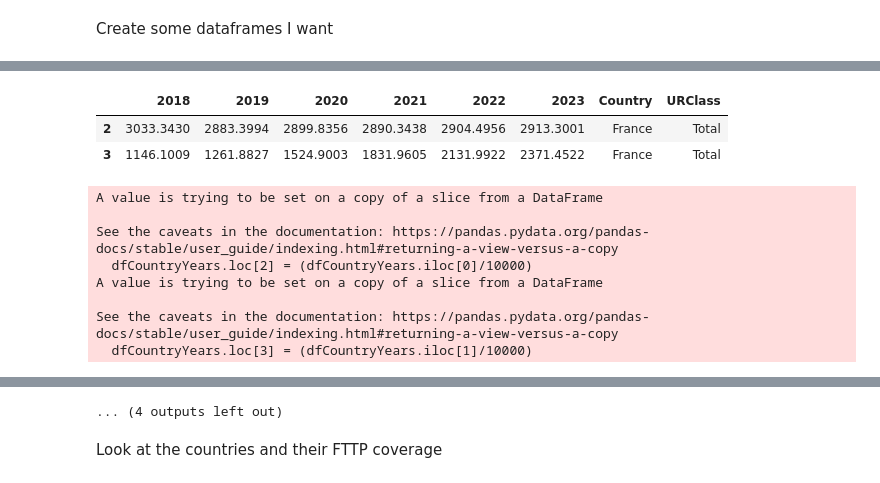
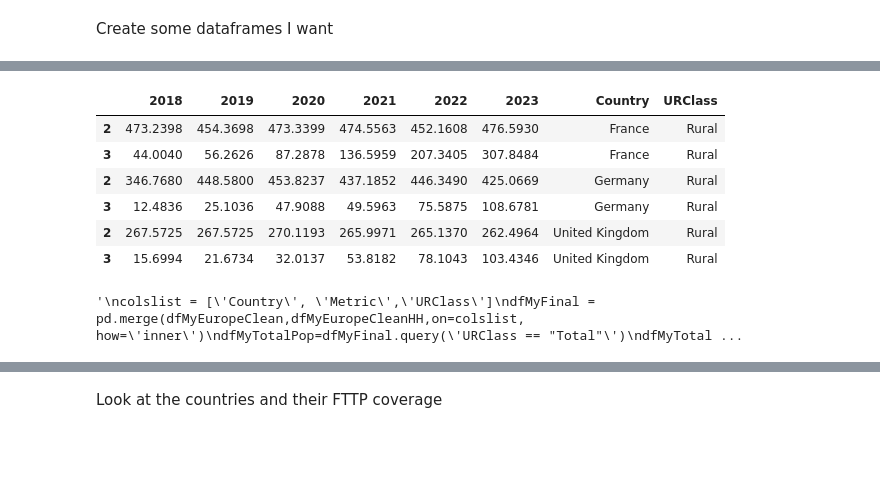
Before and after one commit to yuliiabosher/Fiber-optic-project, a Jupyter notebook: european_fibre_optic_data_clean_and_load.ipynb, the cells around one changed output, grey strips where cells are left out. Saved outputs shown, nothing was run; the diff lists cells and outputs as text; code cells hidden in the pictures; blank space fills up the shorter version.

Commit message:
work in progress on bubble chart for all countries

```diff
--- a/european_fibre_optic_data_clean_and_load.ipynb
+++ b/european_fibre_optic_data_clean_and_load.ipynb
@@ -273,7 +273,7 @@ def get_dataframe_for_country_urclass(thisdf, thiscountry, thisurclass):
    dfCountryYears=dfCountryYears.iloc[2:4,:]
    dfCountryYears["Country"]=[thiscountry,thiscountry]
    dfCountryYears["URClass"]=[thisurclass,thisurclass]
-   display(dfCountryYears)
+  # display(dfCountryYears)
    return dfCountryYears
 '''
 #   dfCountryYears=dfCountry[["2018","2019","2020","2021","2022","2023"]]
@@ -292,8 +292,11 @@ def get_dataframe_for_country_urclass(thisdf, thiscountry, thisurclass):
 
 
 
-dfMyEuropeCleanHH = dfEuropeCleanHH[(dfEuropeCleanHH['Country'] == 'France') | (dfEuropeCleanHH['Country'] == 'Germany') | (dfEuropeCleanHH['Country'] == 'United Kingdom')]
-dfMyEuropeClean = dfEuropeCleanHH[(dfEuropeCleanHH['Country'] == 'France') | (dfEuropeCleanHH['Country'] == 'Germany') | (dfEuropeCleanHH['Country'] == 'United Kingdom')]
+#dfMyEuropeCleanHH = dfEuropeCleanHH[(dfEuropeCleanHH['Country'] == 'France') | (dfEuropeCleanHH['Country'] == 'Germany') | (dfEuropeCleanHH['Country'] == 'United Kingdom')]
+##RdfMyEuropeClean = dfEuropeCleanHH[(dfEuropeCleanHH['Country'] == 'France') | (dfEuropeCleanHH['Country'] == 'Germany') | (dfEuropeCleanHH['Country'] == 'United Kingdom')]
+dfMyEuropeClean = dfEuropeCleanHH
+dfMyEuropeClean = dfMyEuropeClean.drop(dfMyEuropeClean[dfMyEuropeClean['Country'] == 'EU27'].index)
+dfMyEuropeClean = dfMyEuropeClean.drop(dfMyEuropeClean[dfMyEuropeClean['Country'] == 'EU28'].index)
 '''
 dfMyEuropeClean = fn_change_col_name(dfMyEuropeClean, '2018%', '2018')
 dfMyEuropeClean = fn_change_col_name(dfMyEuropeClean, '2019%', '2019')
@@ -308,13 +311,21 @@ dfMyEuropeClean = fn_change_col_name(dfMyEuropeClean, '2020HH', '2020')
 dfMyEuropeClean = fn_change_col_name(dfMyEuropeClean, '2021HH', '2021')
 dfMyEuropeClean = fn_change_col_name(dfMyEuropeClean, '2022HH', '2022')
 dfMyEuropeClean = fn_change_col_name(dfMyEuropeClean, '2023HH', '2023')
+'''
+#Get data for all countries
+dfMyData = pd.DataFrame()
+for country in dfMyEuropeClean['Country'].unique():
+  dfCountryData=get_dataframe_for_country_urclass(dfMyEuropeClean, country, 'Total')
+  dfMyData=pd.concat([dfMyData,dfCountryData])
+'''
+#Do Jus France, Germany and UK
+#dfFranceData =get_dataframe_for_country_urclass(dfMyEuropeClean, 'France', 'Total')
+#dfGermanyData =get_dataframe_for_country_urclass(dfMyEuropeClean, 'Germany', 'Total')
+#dfUKData =get_dataframe_for_country_urclass(dfMyEuropeClean, 'United Kingdom', 'Total')
 
-dfFranceData =get_dataframe_for_country_urclass(dfMyEuropeClean, 'France', 'Total')
-dfGermanyData =get_dataframe_for_country_urclass(dfMyEuropeClean, 'Germany', 'Total')
-dfUKData =get_dataframe_for_country_urclass(dfMyEuropeClean, 'United Kingdom', 'Total')
-
-listData=[dfFranceData, dfGermanyData, dfUKData]
-dfMyData=pd.concat(listData)
+#listData=[dfFranceData, dfGermanyData, dfUKData]
+#dfMyData=pd.concat(listData)
+'''
 display(dfMyData)
 
 dfMyData=dfMyData.melt(id_vars=["Country", 'URClass'],value_vars=['Country','2018','2019','2020','2021','2022','2023'])
@@ -322,13 +333,14 @@ dfMyData=dfMyData.melt(id_vars=["Country", 'URClass'],value_vars=['Country','201
 dfMyData["value"] = pd.to_numeric(dfMyData["value"])
 dfMyData["variable"] = pd.to_numeric(dfMyData["variable"])
 
-fig,axes=plt.subplots(1,2,figsize=(20,8))
-axes[0].scatter(dfMyData["variable"], dfMyData["Country"], s=dfMyData ["value"], alpha=0.1, axes=axes[0])
-axes[0].set_xlabel('Year')
-axes[0].set_ylabel('Country')
-axes[0].margins(x=0.1,y=0.25)
-axes[0].set_title('Total FTTP Coverage (number of households)')
-
+#fig,axes=plt.subplots(1,2,figsize=(100,25))
+fig,axes=plt.subplots(1,1,figsize=(40,35))
+axes.scatter(dfMyData["variable"], dfMyData["Country"], s=dfMyData ["value"], alpha=0.1, axes=axes)
+axes.set_xlabel('Year')
+axes.set_ylabel('Country')
+axes.margins(x=0.1,y=0.02)
+axes.set_title('Total FTTP Coverage (number of households)')
+'''
 
 dfFranceRuralData =get_dataframe_for_country_urclass(dfMyEuropeClean, 'France', 'Rural')
 dfGermanyRuralData =get_dataframe_for_country_urclass(dfMyEuropeClean, 'Germany', 'Rural')
@@ -336,19 +348,27 @@ dfUKRuralData =get_dataframe_for_country_urclass(dfMyEuropeClean, 'United Kingdo
 
 listRuralData=[dfFranceRuralData, dfGermanyRuralData, dfUKRuralData]
 dfMyRuralData=pd.concat(listRuralData)
+
+'''
+dfMyRuralData = pd.DataFrame()
+for country in dfMyEuropeClean['Country'].unique():
+  dfRuralCountryData=get_dataframe_for_country_urclass(dfMyEuropeClean, country, 'Rural')
+  dfMyRuralData=pd.concat([dfMyData,dfCountryData])
+'''
 display(dfMyRuralData)
-
+'''
 dfMyRuralData=dfMyRuralData.melt(id_vars=["Country", 'URClass'],value_vars=['Country','2018','2019','2020','2021','2022','2023'])
 
 dfMyRuralData["value"] = pd.to_numeric(dfMyRuralData["value"])
 dfMyRuralData["variable"] = pd.to_numeric(dfMyRuralData["variable"])
 
-axes[1].scatter(dfMyRuralData["variable"], dfMyRuralData["Country"], s=dfMyRuralData ["value"], alpha=0.1)
-axes[1].set_xlabel('Year')
+axes.scatter(dfMyRuralData["variable"], dfMyRuralData["Country"], s=dfMyRuralData ["value"], alpha=0.1)
+axes.set_xlabel('Year')
 
-axes[1].margins(x=0.1,y=0.25)
-axes[1].set_title('Rural FTTP Coverage (number of households)')
+axes.margins(x=0.1,y=0.25)
+axes.set_title('Rural FTTP Coverage (number of households)')
 plt.show()
+'''
 
 '''
 colslist = ['Country', 'Metric','URClass']
@@ -414,11 +439,8 @@ See the caveats in the documentation: https://pandas.pydata.org/pandas-docs/stab
 |  | 2018 | 2019 | 2020 | 2021 | 2022 | 2023 | Country | URClass |
-| 2 | 3033.3430 | 2883.3994 | 2899.8356 | 2890.3438 | 2904.4956 | 2913.3001 | France | Total |
-| 3 | 1146.1009 | 1261.8827 | 1524.9003 | 1831.9605 | 2131.9922 | 2371.4522 | France | Total |
+| 2 | 473.2398 | 454.3698 | 473.3399 | 474.5563 | 452.1608 | 476.5930 | France | Rural |
+| 3 | 44.0040 | 56.2626 | 87.2878 | 136.5959 | 207.3405 | 307.8484 | France | Rural |
+| 2 | 346.7680 | 448.5800 | 453.8237 | 437.1852 | 446.3490 | 425.0669 | Germany | Rural |
+| 3 | 12.4836 | 25.1036 | 47.9088 | 49.5963 | 75.5875 | 108.6781 | Germany | Rural |
+| 2 | 267.5725 | 267.5725 | 270.1193 | 265.9971 | 265.1370 | 262.4964 | United Kingdom | Rural |
+| 3 | 15.6994 | 21.6734 | 32.0137 | 53.8182 | 78.1043 | 103.4346 | United Kingdom | Rural |
-A value is trying to be set on a copy of a slice from a DataFrame
-
-See the caveats in the documentation: https://pandas.pydata.org/pandas-docs/stable/user_guide/indexing.html#returning-a-view-versus-a-copy
-  dfCountryYears.loc[2] = (dfCountryYears.iloc[0]/10000)
-A value is trying to be set on a copy of a slice from a DataFrame
-
-See the caveats in the documentation: https://pandas.pydata.org/pandas-docs/stable/user_guide/indexing.html#returning-a-view-versus-a-copy
-  dfCountryYears.loc[3] = (dfCountryYears.iloc[1]/10000)
+'\ncolslist = [\'Country\', \'Metric\',\'URClass\']\ndfMyFinal = pd.merge(dfMyEuropeClean,dfMyEuropeCleanHH,on=colslist, how=\'inner\')\ndfMyTotalPop=dfMyFinal.query(\'URClass == "Total"\')\ndfMyTotal ...
@@ -476,4 +447,3 @@ See the caveats in the documentation: https://pandas.pydata.org/pandas-docs/stab
-... (4 outputs left out)
 # %% [markdown]
 Look at the countries and their FTTP coverage
 # %%
```
Also changed, not shown: parts of 1 cell of this notebook.
